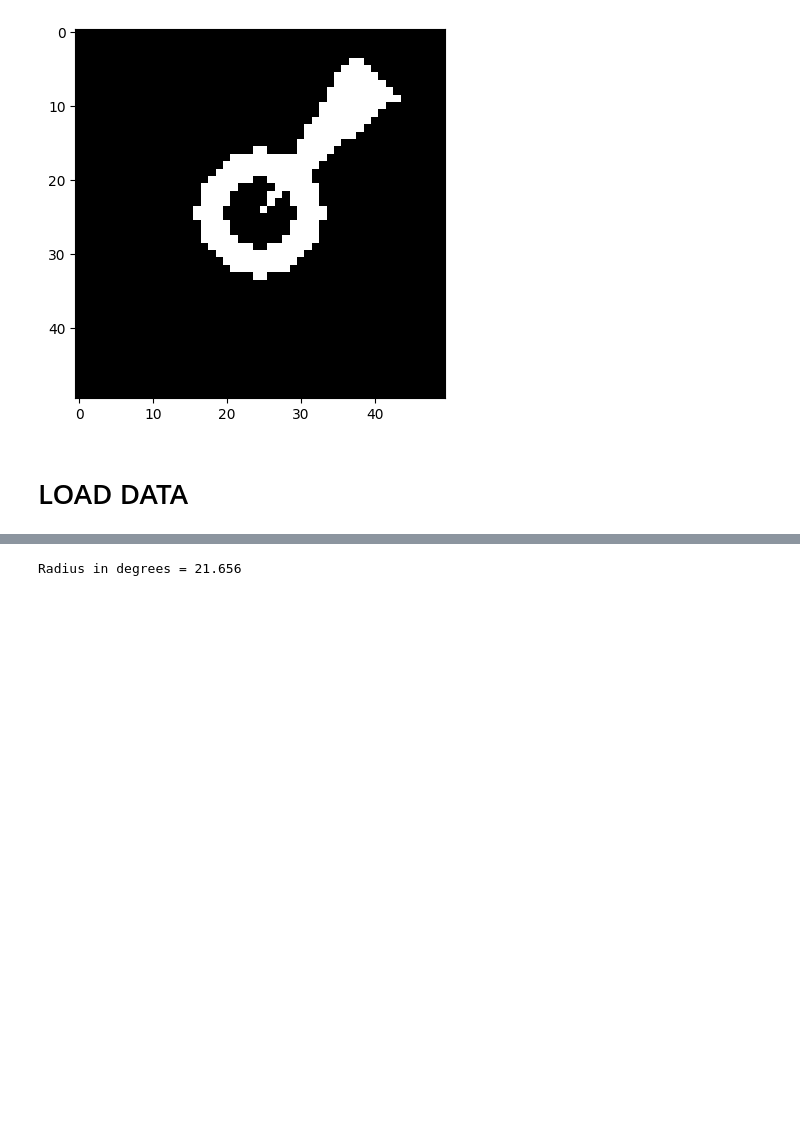
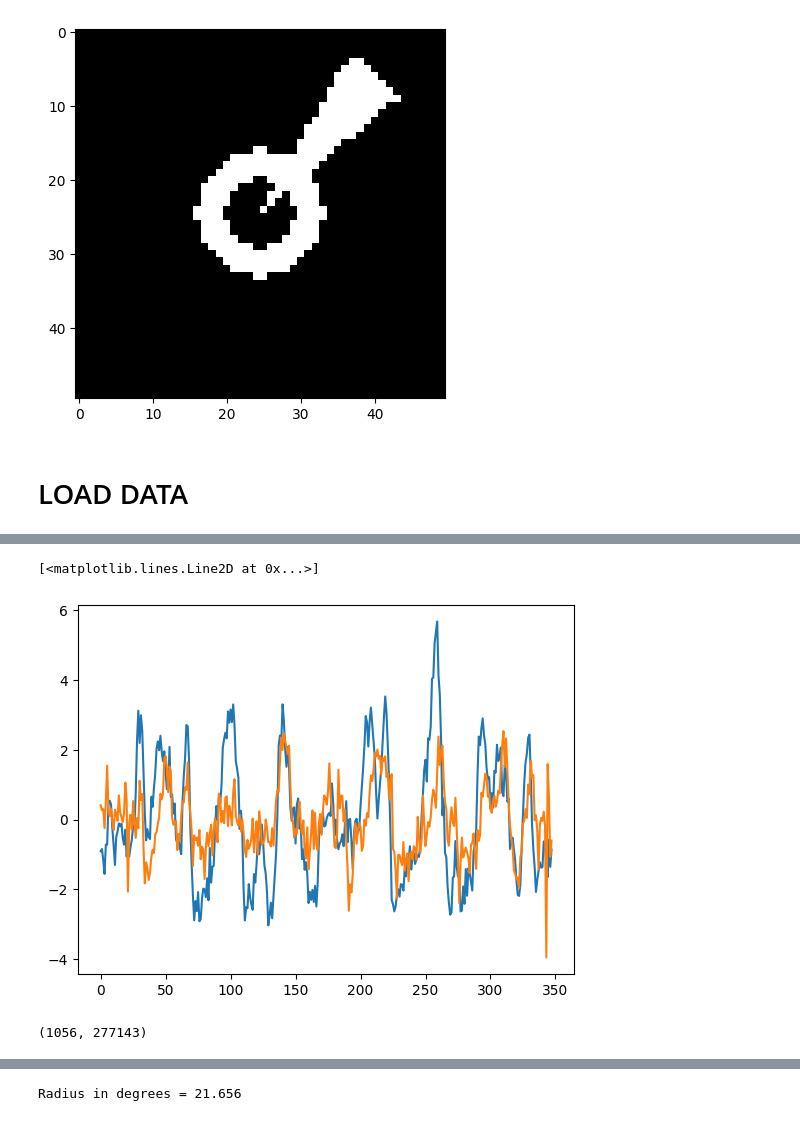
Before and after one commit to mdaghlian/hypotmri, a Jupyter notebook: postproc/prfs copy.ipynb, the cells around one changed output, grey strips where cells are left out. Cells and saved outputs as stored; diff of their text form; code cells hidden in the pictures; blank space fills up the shorter version.

```diff
--- a/preproc/functional/prfs.ipynb
+++ b/postproc/prfs copy.ipynb
@@ -2,12 +2,14 @@
 %load_ext autoreload
 %autoreload 2
 import matplotlib.pyplot as plt
+import os
+opj = os.path.join
 import numpy as np
 import scipy.io as sio
 import tensorflow as tf
-# tf.config.threading.set_intra_op_parallelism_threads(10)
+# tf.config.threading.set_intra_op_parallelism_threads(1)
 # tf.config.threading.set_inter_op_parallelism_threads(1)
-tf.config.set_visible_devices([], 'GPU')
+# tf.config.set_visible_devices([], 'GPU')
 from dpu_mini.fs_tools import *
 from dpu_mini.mesh_maker import *
 from dpu_mini.stats import *
@@ -39,12 +41,12 @@ Uncomment line below and specify path to FS_LICENSE
 from dpu_mini.utils import *
 import nibabel as nib
 gii_folder = '/Users/marcusdaghlian/CVL Dropbox/Marcus  Daghlian/240522NG/hypot/derivatives/sf2_mcalign/sub-hp01/ses-01'
-gii_folder = '/Users/marcusdaghlian/CVL Dropbox/Marcus  Daghlian/240522NG/hypot/derivatives/sf2_brefmulti3_afnitop/sub-hp01/ses-01'
+gii_folder = '/Users/marcusdaghlian/CVL Dropbox/Marcus  Daghlian/240522NG/hypot/derivatives/sf2_reg_mocoAFNITOP/sub-hp01/ses-01'
 gii_files = os.listdir(gii_folder)
 gii_files = [f for f in gii_files if '.gii' in f]
 gii_files = [f for f in gii_files if 'SMOOTH' not in f]
 
-print(gii_files)
+print(len(gii_files))
 # bloop
 # bloop
 # load as arrays LE & RE
@@ -53,9 +55,9 @@ for task in ['pRFLE', 'pRFRE']:
     t_files = [f for f in gii_files if task in f]
     hemi_data = {}
     for hemi in ['L', 'R']:
-        tf = [f for f in t_files if f'hemi-{hemi}' in f]
+        thisf = [f for f in t_files if f'hemi-{hemi}' in f]
         tdata = []
-        for tgii in tf:
+        for tgii in thisf:
             tgii_nib = nib.load(opj(gii_folder, tgii))
             tgii_data = [i.data for i in tgii_nib.darrays]
             tgii_data = np.array(tgii_data)[4:,:] # drop first 4 trigger scans
@@ -78,0 +82,21 @@ for task in ['pRFLE', 'pRFRE']:
+# %%
+import os
+pyb_folder = '/Users/marcusdaghlian/CVL Dropbox/Marcus  Daghlian/240522NG/hypot/derivatives/pybest20/sub-hp01/ses-fprep/denoising'
+pyb_files = os.listdir(pyb_folder)
+pyb_files = [p for p in pyb_files if 'bold' in p]
+data = {}
+for task in ['pRFLE', 'pRFRE']:
+    t_files = [f for f in pyb_files if task in f]
+    t_files = [f for f in t_files if 'run' in f]
+    print(t_files)
+    hemi_data = {}
+    for hemi in ['L', 'R']:
+        thisf = [f for f in t_files if f'hemi-{hemi}' in f]
+        tdata = []
+        for tnpy in thisf:
+            tdata.append(np.load(opj(pyb_folder,tnpy))[4:,:])
+        hemi_data[hemi] = np.mean(tdata, axis=0)
+        print(hemi_data[hemi].shape)
+    data[task] = pd.DataFrame(np.hstack([
+        hemi_data['L'], hemi_data['R']
+    ]))
@@ -78,0 +110,13 @@ for task in ['pRFLE', 'pRFRE']:
+# %%
+i =0
+plt.plot(data['pRFLE'].iloc[:,i])
+plt.plot(data['pRFRE'].iloc[:,i])
+
+# plt.plot(datap[task].iloc[:,i])
+# %% [output]
+[<matplotlib.lines.Line2D at 0x...>]
+[figure, added]
+# %%
+datap[task].shape
+# %% [output]
+(1056, 277143)
```
Also changed, not shown: parts of 21 cells of this notebook, 26 other files.
